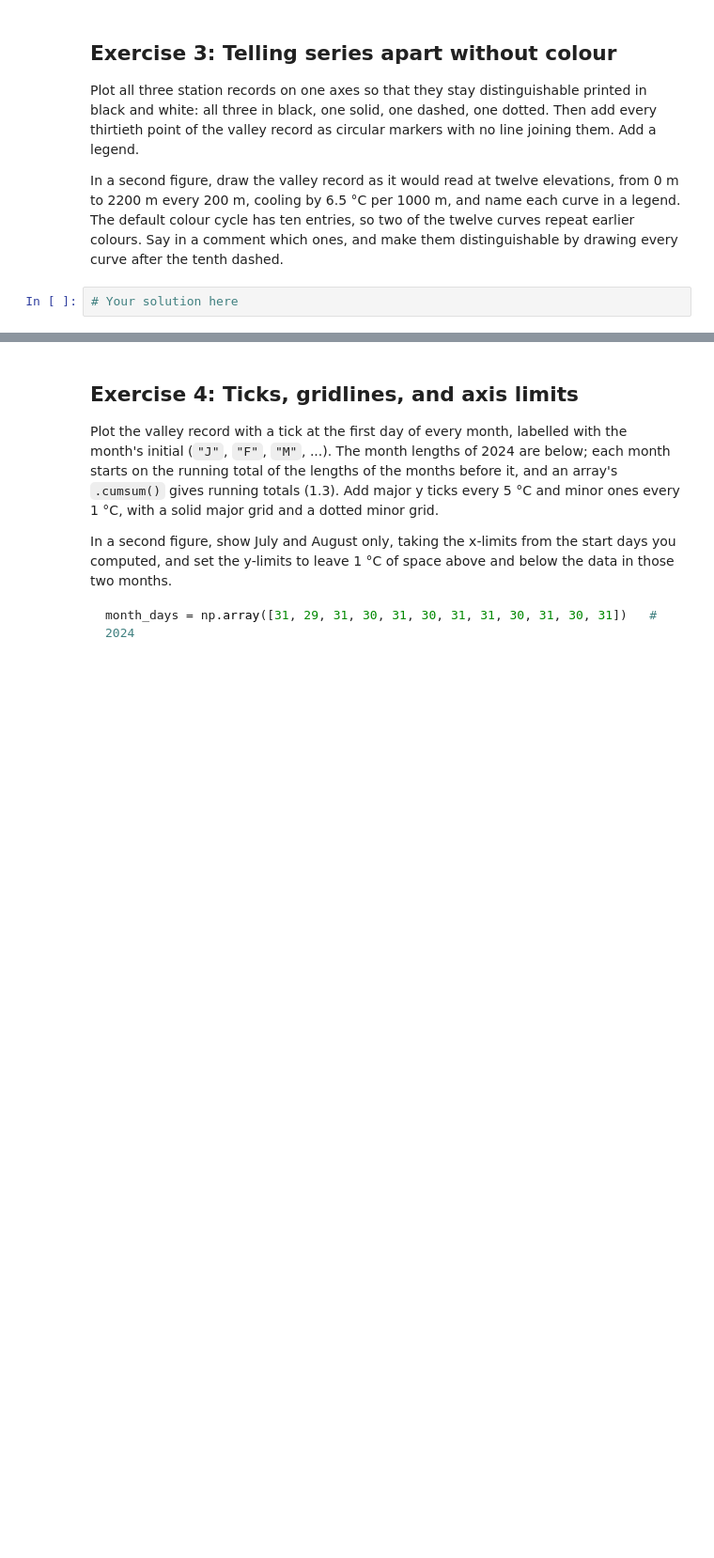
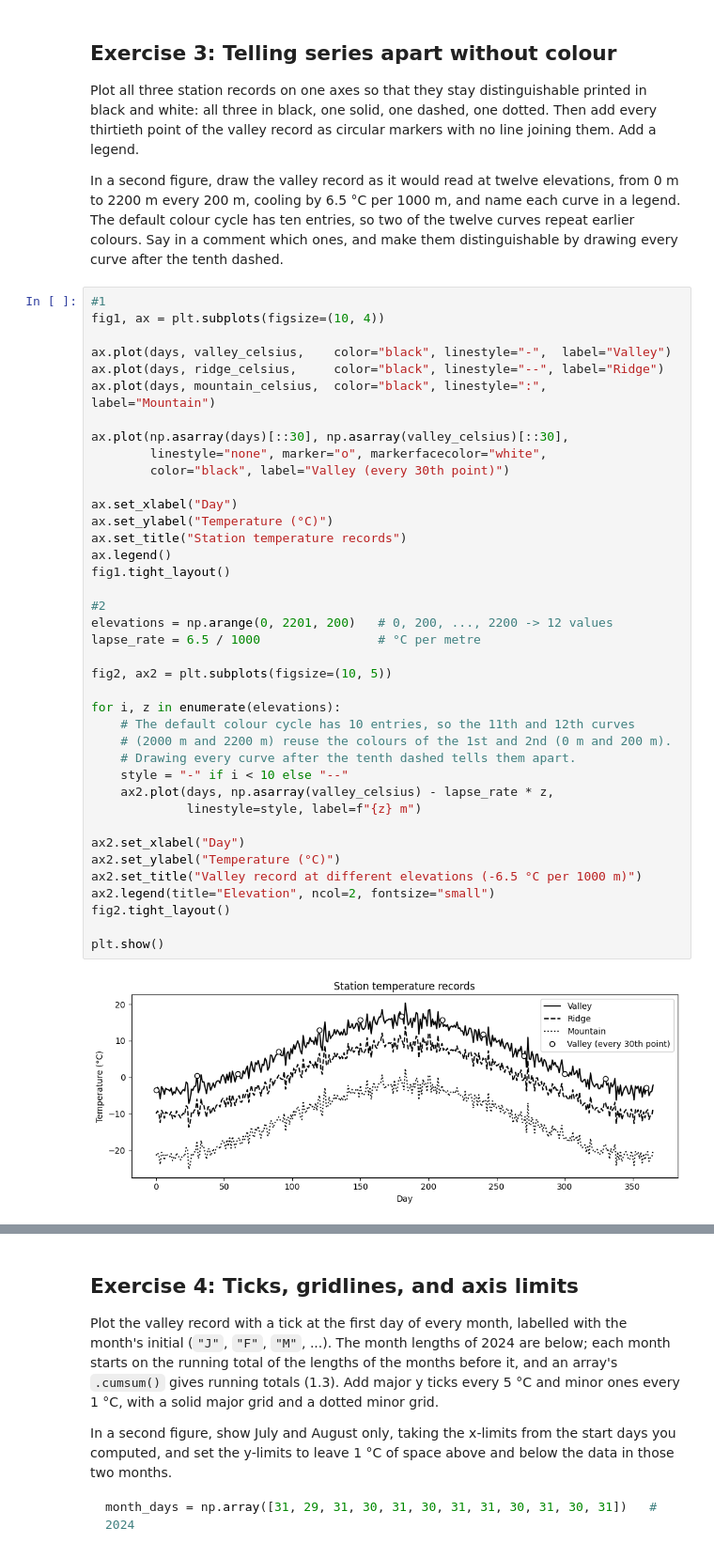
Before and after one commit to LucaSchaerz/2025_Intro_Python, a Jupyter notebook: live/part-I/1.4-matplotlib-and-xarray-exercises.ipynb, the cells around one changed output, grey strips where cells are left out. Shown at 94% size. Cells and saved outputs as stored; diff of their text form; blank space fills up the shorter version.

```diff
--- a/live/part-I/1.4-matplotlib-and-xarray-exercises.ipynb
+++ b/live/part-I/1.4-matplotlib-and-xarray-exercises.ipynb
@@ -87,5 +111,44 @@ In a second figure, draw the valley record as it would read at twelve elevations
 2200 m every 200 m, cooling by 6.5 °C per 1000 m, and name each curve in a legend. The default
 colour cycle has ten entries, so two of the twelve curves repeat earlier colours. Say in a comment
 which ones, and make them distinguishable by drawing every curve after the tenth dashed.
-# %%
-# Your solution here
+# %%
+#1
+fig1, ax = plt.subplots(figsize=(10, 4))
+
+ax.plot(days, valley_celsius,    color="black", linestyle="-",  label="Valley")
+ax.plot(days, ridge_celsius,     color="black", linestyle="--", label="Ridge")
+ax.plot(days, mountain_celsius,  color="black", linestyle=":",  label="Mountain")
+
+ax.plot(np.asarray(days)[::30], np.asarray(valley_celsius)[::30],
+        linestyle="none", marker="o", markerfacecolor="white",
+        color="black", label="Valley (every 30th point)")
+
+ax.set_xlabel("Day")
+ax.set_ylabel("Temperature (°C)")
+ax.set_title("Station temperature records")
+ax.legend()
+fig1.tight_layout()
+
+#2
+elevations = np.arange(0, 2201, 200)   # 0, 200, ..., 2200 -> 12 values
+lapse_rate = 6.5 / 1000                # °C per metre
+
+fig2, ax2 = plt.subplots(figsize=(10, 5))
+
+for i, z in enumerate(elevations):
+    # The default colour cycle has 10 entries, so the 11th and 12th curves
+    # (2000 m and 2200 m) reuse the colours of the 1st and 2nd (0 m and 200 m).
+    # Drawing every curve after the tenth dashed tells them apart.
+    style = "-" if i < 10 else "--"
+    ax2.plot(days, np.asarray(valley_celsius) - lapse_rate * z,
+             linestyle=style, label=f"{z} m")
+
+ax2.set_xlabel("Day")
+ax2.set_ylabel("Temperature (°C)")
+ax2.set_title("Valley record at different elevations (-6.5 °C per 1000 m)")
+ax2.legend(title="Elevation", ncol=2, fontsize="small")
+fig2.tight_layout()
+
+plt.show()
+# %% [output]
+[figure, added]
```
Also changed, not shown: parts of 7 cells of this notebook.
